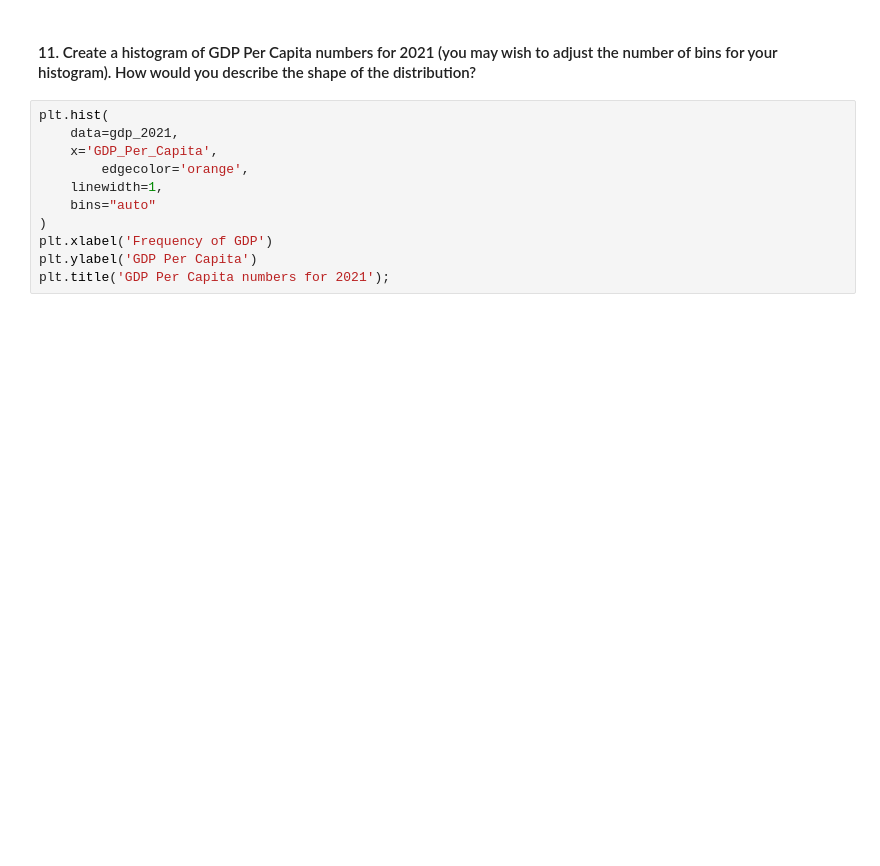
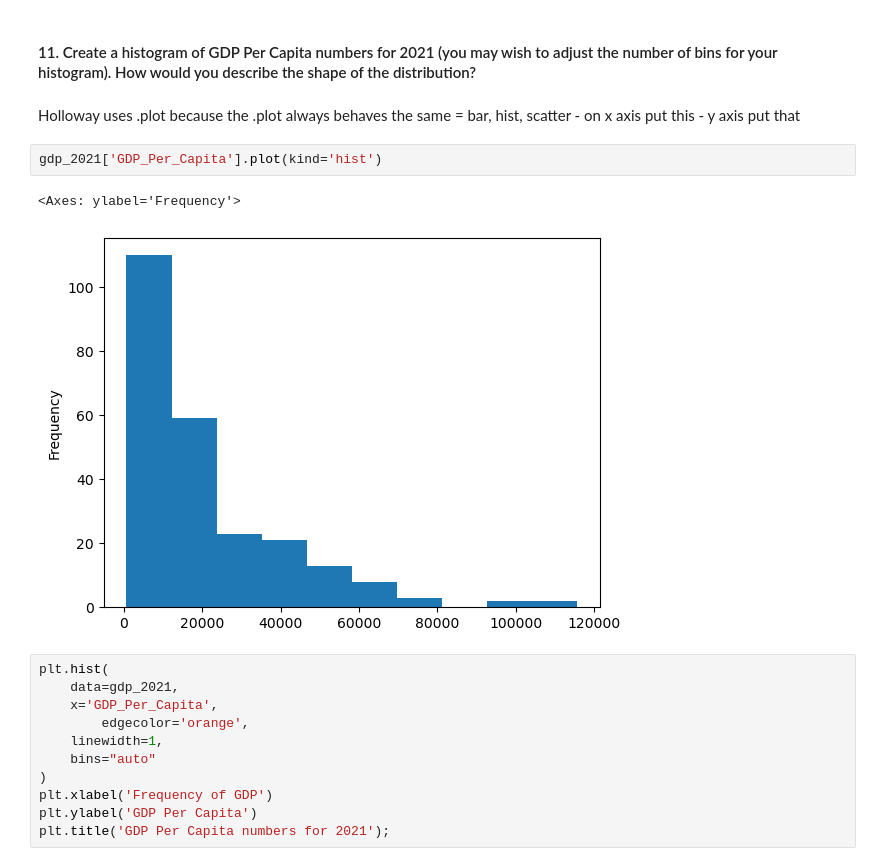
Before and after one commit to nss-data-science-cohort-8/un-exploration-catdgomez, a Jupyter notebook: notebooks/UN_Data_Exploration.ipynb, the cells around one changed output. Drawn from its saved outputs; the diff is of its cells as text; blank space fills up the shorter version.

```diff
--- a/notebooks/UN_Data_Exploration.ipynb
+++ b/notebooks/UN_Data_Exploration.ipynb
@@ -313,5 +406,12 @@ gdp_2021.describe()
 # %% [markdown]
 #### 11. Create a histogram of GDP Per Capita numbers for 2021 (you may wish to adjust the number of bins for your histogram). How would you describe the shape of the distribution?
+# %% [markdown]
+Holloway uses .plot because the .plot always behaves the same = bar, hist, scatter - on x axis put this - y axis put that
+# %%
+gdp_2021['GDP_Per_Capita'].plot(kind='hist')
+# %% [output]
+<Axes: ylabel='Frequency'>
+[figure, added]
 # %%
 plt.hist(
     data=gdp_2021,
```
Also changed, not shown: parts of 24 cells of this notebook.
